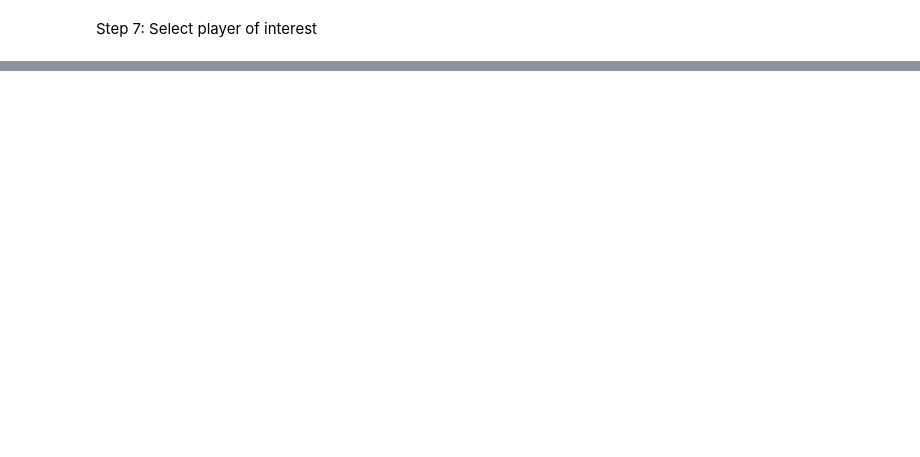
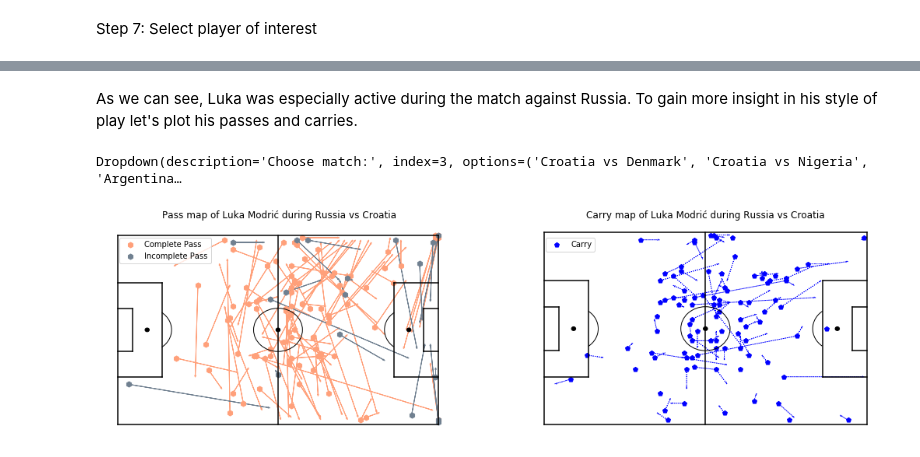
Before and after one commit to SimonBCox/football-analytics, a Jupyter notebook: fot_modric_analysis.ipynb, the cells around one changed output, grey strips where cells are left out. Drawn from its saved outputs; the diff is of its cells as text; code cells hidden in the pictures; blank space fills up the shorter version.

```diff
--- a/fot_modric_analysis.ipynb
+++ b/fot_modric_analysis.ipynb
@@ -327,0 +193,50 @@ fig.tight_layout()
+# %% [markdown]
+As we can see, Luka was especially active during the match against Russia. To gain more insight in his style of play let's plot his passes and carries.
+# %%
+# Create list of matches to choose from
+matches = list(matches_df.home_team_home_team_name + " vs " + matches_df.away_team_away_team_name) + ["All"]
+
+# Set default match
+if "Croatia vs England" in matches:
+    match_tag = "Russia vs Croatia"
+else:
+    match_tag = None
+
+# Create drop down menu
+select_match = widgets.Dropdown(options=matches, value=match_tag, description='Choose match:',
+                                style={'description_width':'initial'})
+display(select_match)
+# %% [output]
+Dropdown(description='Choose match:', index=3, options=('Croatia vs Denmark', 'Croatia vs Nigeria', 'Argentina…
+# %%
+# Filter events for selected match
+match = select_match.value
+if match != "All":
+    home_team, away_team = match.split(" vs ")
+    match_id = matches_df[(matches_df.home_team_home_team_name==home_team) &
+                          (matches_df.away_team_away_team_name==away_team)].match_id.iloc[0]
+    events_to_plot = player_events_df[player_events_df.match_id==match_id]
+else:
+    events_to_plot = player_events_df
+
+# Set dimensions of pitch
+pitch_length = 120  # yards * 0.9144 = meters
+pitch_width = 80    # yards * 0.9144 = meters
+
+# Initialize figure
+fig = plt.figure(figsize=(18, 5))
+
+# Draw pass map
+ax1 = fig.add_subplot(1,2,1)
+create_event_map(events_to_plot[events_to_plot.type_name=="Pass"],fig,ax1)
+plt.legend(bbox_to_anchor=(0.04, 0.95), ncol=1, loc='upper left')
+plt.title(f'Pass map of {events_to_plot.player_name.unique()[0]} during {match}')
+
+# Draw carry map
+ax2 = fig.add_subplot(1,2,2)
+create_event_map(events_to_plot[events_to_plot.type_name=="Carry"],fig,ax2)
+plt.legend(bbox_to_anchor=(0.04, 0.95), ncol=2, loc='upper left')
+plt.title(f'Carry map of {events_to_plot.player_name.unique()[0]} during {match}')
+plt.show()
+# %% [output]
+[figure, added]
```
Also changed, not shown: parts of 74 cells of this notebook, 6 other files.
